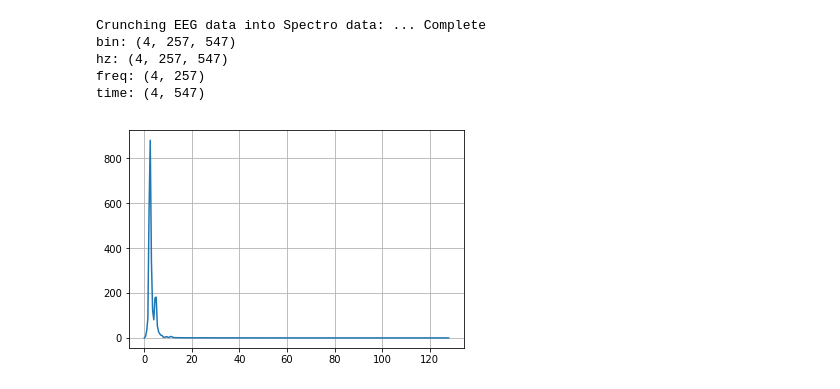
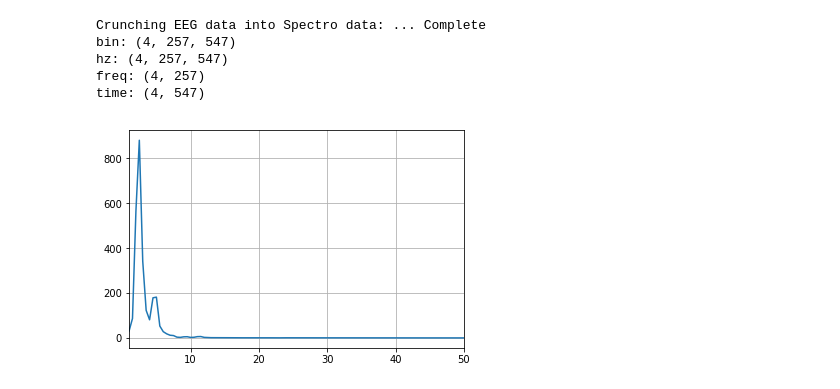
Before and after one commit to edwardyliu/WaveCatcher, a Jupyter notebook: misc/continuousFFT.ipynb, the cells around one changed output. Saved outputs shown, nothing was run; the diff lists cells and outputs as text; code cells hidden in the pictures.

```diff
--- a/misc/continuousFFT.ipynb
+++ b/misc/continuousFFT.ipynb
@@ -161,8 +162,9 @@ time: (4, 547)
 # %%
 import matplotlib.pyplot as plt
 channel = 1
 plt.plot(PSD_freq[channel], np.mean(PSD_hz[channel], 1))
+plt.xlim((1,50))
 plt.grid()
 plt.show()
 # %% [output]
-[figure, old version]
+[figure, new version]
```
Also changed, not shown: parts of 1 cell of this notebook, 1 other file.
